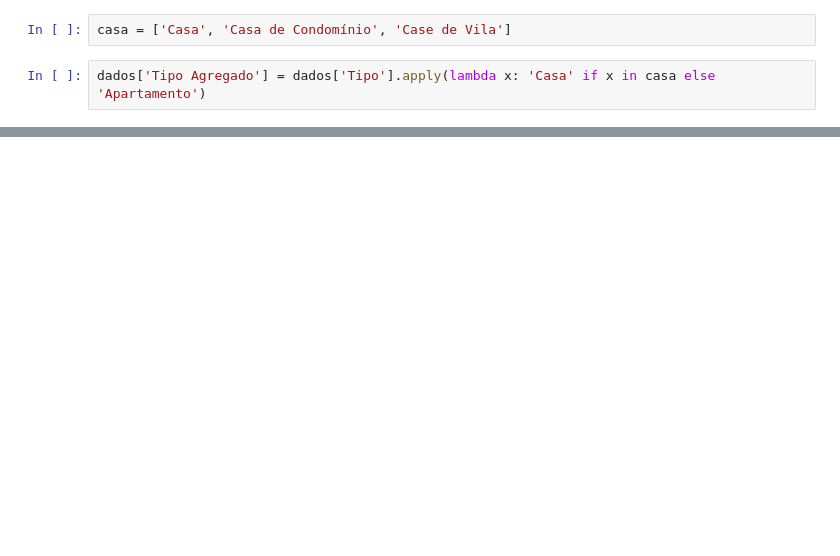
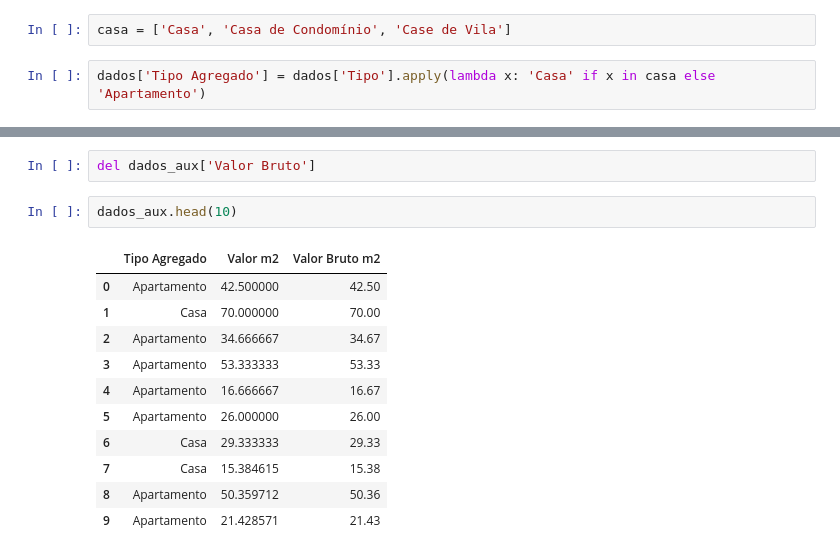
Before and after one commit to raphapfeifer/dados_pandas, a Jupyter notebook: Criando novas variáveis.ipynb, the cells around one changed output, grey strips where cells are left out. Drawn from its saved outputs; the diff is of its cells as text; blank space fills up the shorter version.

```diff
--- a/Criando novas variáveis.ipynb
+++ b/Criando novas variáveis.ipynb
@@ -88,0 +107,16 @@ dados
+# %%
+del dados_aux['Valor Bruto']
+# %%
+dados_aux.head(10)
+# %% [output]
+|  | Tipo Agregado | Valor m2 | Valor Bruto m2 |
+| 0 | Apartamento | 42.500000 | 42.50 |
+| 1 | Casa | 70.000000 | 70.00 |
+| 2 | Apartamento | 34.666667 | 34.67 |
+| 3 | Apartamento | 53.333333 | 53.33 |
+| 4 | Apartamento | 16.666667 | 16.67 |
+| 5 | Apartamento | 26.000000 | 26.00 |
+| 6 | Casa | 29.333333 | 29.33 |
+| 7 | Casa | 15.384615 | 15.38 |
+| 8 | Apartamento | 50.359712 | 50.36 |
+| 9 | Apartamento | 21.428571 | 21.43 |
```
Also changed, not shown: parts of 9 cells of this notebook, 1 other file.
